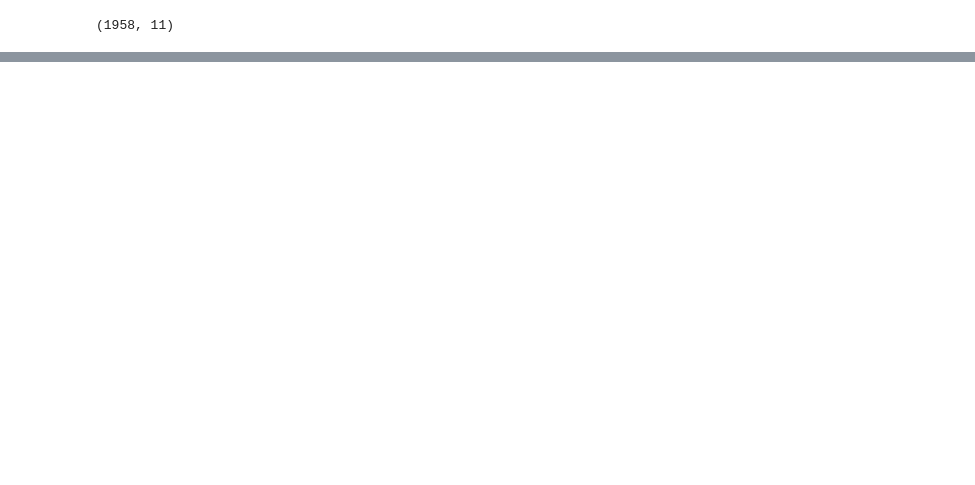
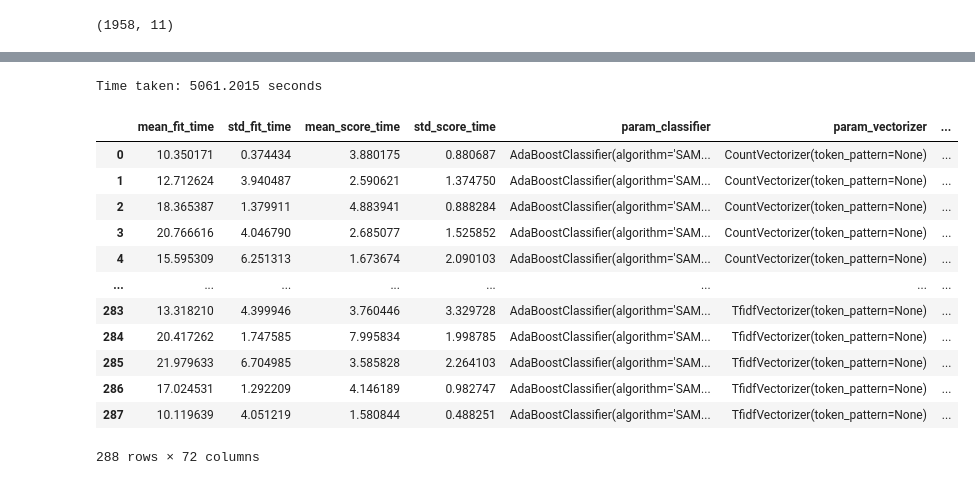
Before and after one commit to auttwitter/DSI-04, a Jupyter notebook: projects/project_3/code/02_Vectorizer.ipynb, the cells around one changed output, grey strips where cells are left out. Cells and saved outputs as stored; diff of their text form; code cells hidden in the pictures; blank space fills up the shorter version.

Commit message:
add results

```diff
--- a/projects/project_3/code/02_Vectorizer.ipynb
+++ b/projects/project_3/code/02_Vectorizer.ipynb
@@ -345,0 +137,8 @@ results_df.sort_values(by = 'Test Score',ascending = False).head(20)
+# %%
+# Custom metrics used in GridSearch results
+scorers = {
+    'accuracy': make_scorer(accuracy_score)
+    , 'recall': make_scorer(recall_score, average = 'binary')
+    , 'precision': make_scorer(precision_score, average = 'binary')
+    , 'f1': make_scorer(f1_score, average = 'binary')
+}
@@ -345,0 +181,26 @@ results_df.sort_values(by = 'Test Score',ascending = False).head(20)
+# %%
+# Create Pipeline
+pipeline = Pipeline([
+    ('vectorizer', CountVectorizer())                    # Will replace in GridSearch
+    , ('classifier', MultinomialNB())                    # Will replace in GridSearch
+])
+# %%
+# GridSearchCV
+grid_search = GridSearchCV(pipeline
+                           , param_grid=params
+                           , cv = 5
+                           , verbose = 3
+                           , scoring = scorers
+                           , refit = 'f1'
+                           , return_train_score = True
+)
+# %%
+# Fit the grid search
+
+# Record start time
+start_time =time.time()
+
+
+
+with parallel_backend('threading', n_jobs=-1):
+    grid_search.fit(X_train, y_train)
@@ -345,0 +242,32 @@ results_df.sort_values(by = 'Test Score',ascending = False).head(20)
+# %%
+# Code you want to time (e.g., fitting a model)
+# Example: grid_search.fit(X_train, y_train)
+
+# Record end time
+end_time = time.time()
+
+# Calculate elapsed time
+elapsed_time = end_time - start_time
+print(f"Time taken: {elapsed_time:.4f} seconds")
+# %% [output]
+Time taken: 5061.2015 seconds
+# %%
+# Collect results
+cv_results = pd.DataFrame(grid_search.cv_results_)
+cv_results.to_csv('../data/cv_results_ada.csv')
+# Display important metrics
+cv_results
+# %% [output]
+|  | mean_fit_time | std_fit_time | mean_score_time | std_score_time | param_classifier | param_vectorizer | ... |
+| 0 | 10.350171 | 0.374434 | 3.880175 | 0.880687 | AdaBoostClassifier(algorithm='SAM... | CountVectorizer(token_pattern=None) | ... |
+| 1 | 12.712624 | 3.940487 | 2.590621 | 1.374750 | AdaBoostClassifier(algorithm='SAM... | CountVectorizer(token_pattern=None) | ... |
+| 2 | 18.365387 | 1.379911 | 4.883941 | 0.888284 | AdaBoostClassifier(algorithm='SAM... | CountVectorizer(token_pattern=None) | ... |
+| 3 | 20.766616 | 4.046790 | 2.685077 | 1.525852 | AdaBoostClassifier(algorithm='SAM... | CountVectorizer(token_pattern=None) | ... |
+| 4 | 15.595309 | 6.251313 | 1.673674 | 2.090103 | AdaBoostClassifier(algorithm='SAM... | CountVectorizer(token_pattern=None) | ... |
+| ... | ... | ... | ... | ... | ... | ... | ... |
+| 283 | 13.318210 | 4.399946 | 3.760446 | 3.329728 | AdaBoostClassifier(algorithm='SAM... | TfidfVectorizer(token_pattern=None) | ... |
+| 284 | 20.417262 | 1.747585 | 7.995834 | 1.998785 | AdaBoostClassifier(algorithm='SAM... | TfidfVectorizer(token_pattern=None) | ... |
+| 285 | 21.979633 | 6.704985 | 3.585828 | 2.264103 | AdaBoostClassifier(algorithm='SAM... | TfidfVectorizer(token_pattern=None) | ... |
+| 286 | 17.024531 | 1.292209 | 4.146189 | 0.982747 | AdaBoostClassifier(algorithm='SAM... | TfidfVectorizer(token_pattern=None) | ... |
+| 287 | 10.119639 | 4.051219 | 1.580844 | 0.488251 | AdaBoostClassifier(algorithm='SAM... | TfidfVectorizer(token_pattern=None) | ... |
+288 rows × 72 columns
```
Also changed, not shown: parts of 39 cells of this notebook, 4 other files.
